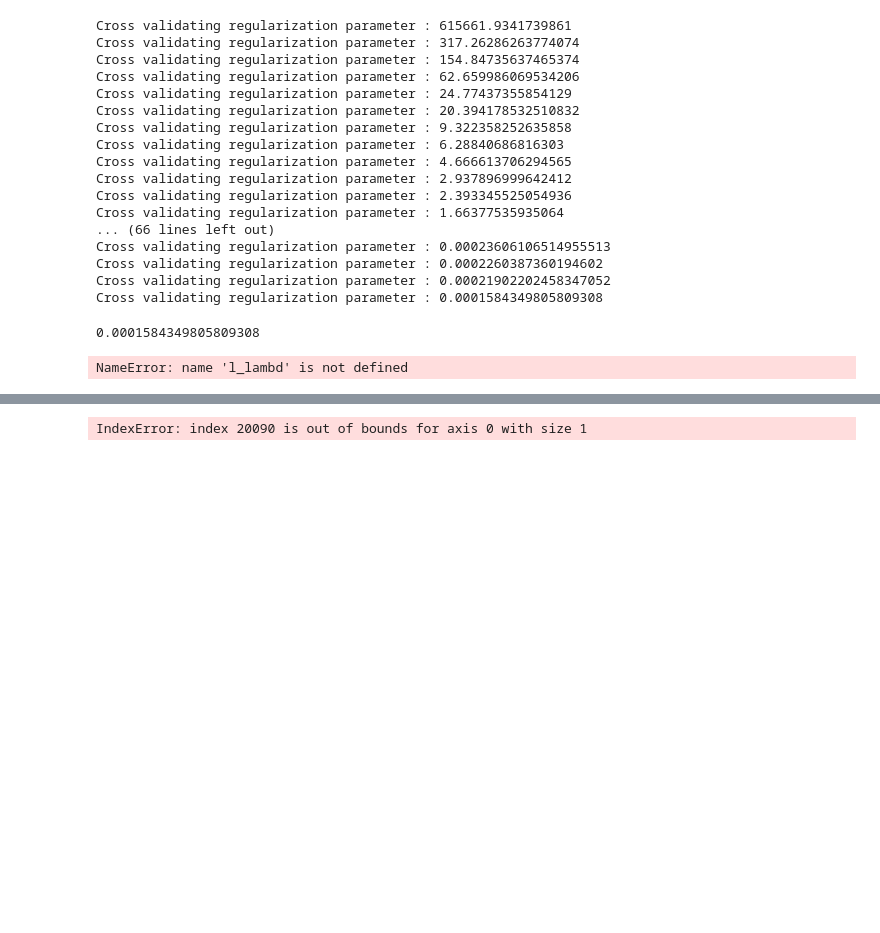
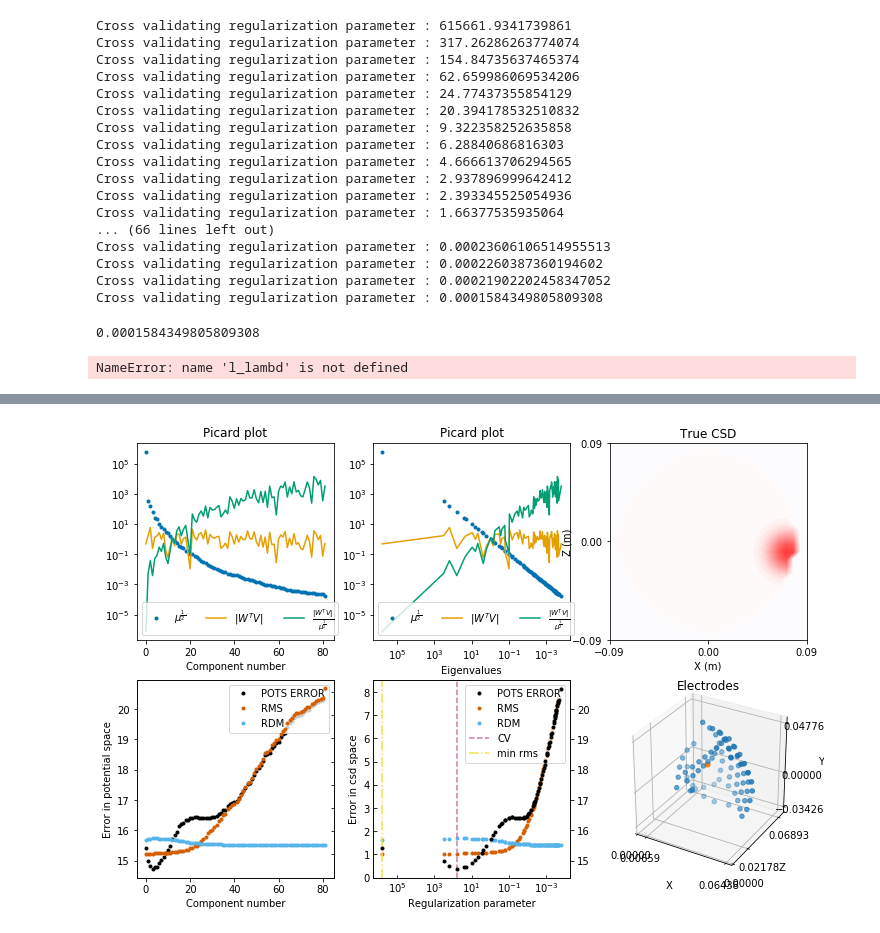
Before and after one commit to Neuroinflab/kESI, a Jupyter notebook: extras/validation/reconstruction_with_cv.ipynb, the cells around one changed output, grey strips where cells are left out. Saved outputs shown, nothing was run; the diff lists cells and outputs as text; code cells hidden in the pictures; blank space fills up the shorter version.

```diff
--- a/extras/validation/reconstruction_with_cv.ipynb
+++ b/extras/validation/reconstruction_with_cv.ipynb
@@ -502,8 +529,8 @@ IndexError: index 20090 is out of bounds for axis 0 with size 1
 # %%
 src_nr = 20090
 pf.generate_Picard_subplot(eigenvalues, eigenvectors, true_csd[src_nr], noise, EEn,
-                           rms_noise, rdm_noise, mag_noise, eigen_parameters[indx_rpn[src_nr]], forward_model, src_nr, save_path,
+                           rms_noise, rdm_noise, mag_noise, eigen_parameters[indx_rpn[0]], forward_model, src_nr, save_path,
                            ELECTRODES.X, ELECTRODES.Y, ELECTRODES.Z,
                            sources[src_nr].x, sources[src_nr].y, sources[src_nr].z, X, Y, Z, IDX, layer)
 # %% [output]
-IndexError: index 20090 is out of bounds for axis 0 with size 1
+[figure, added]
```
Also changed, not shown: parts of 32 cells of this notebook, 2 other files.
